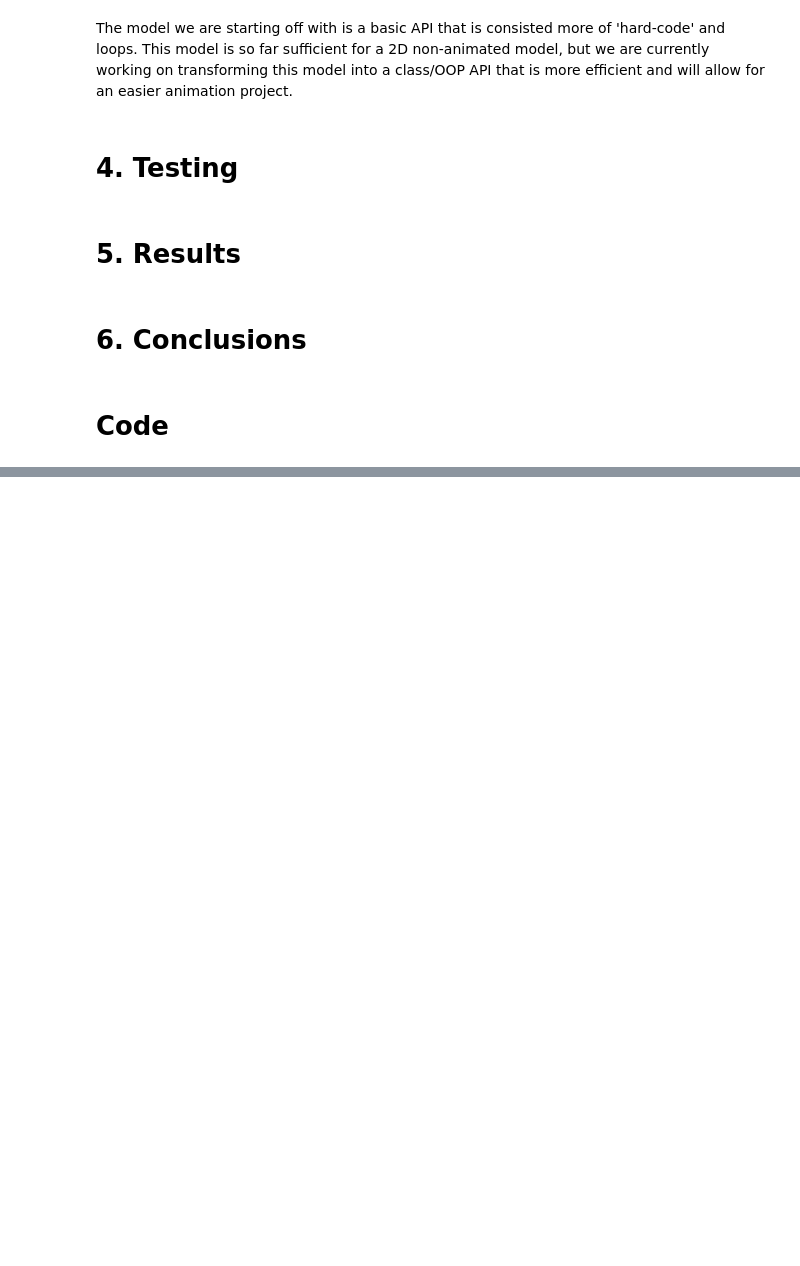
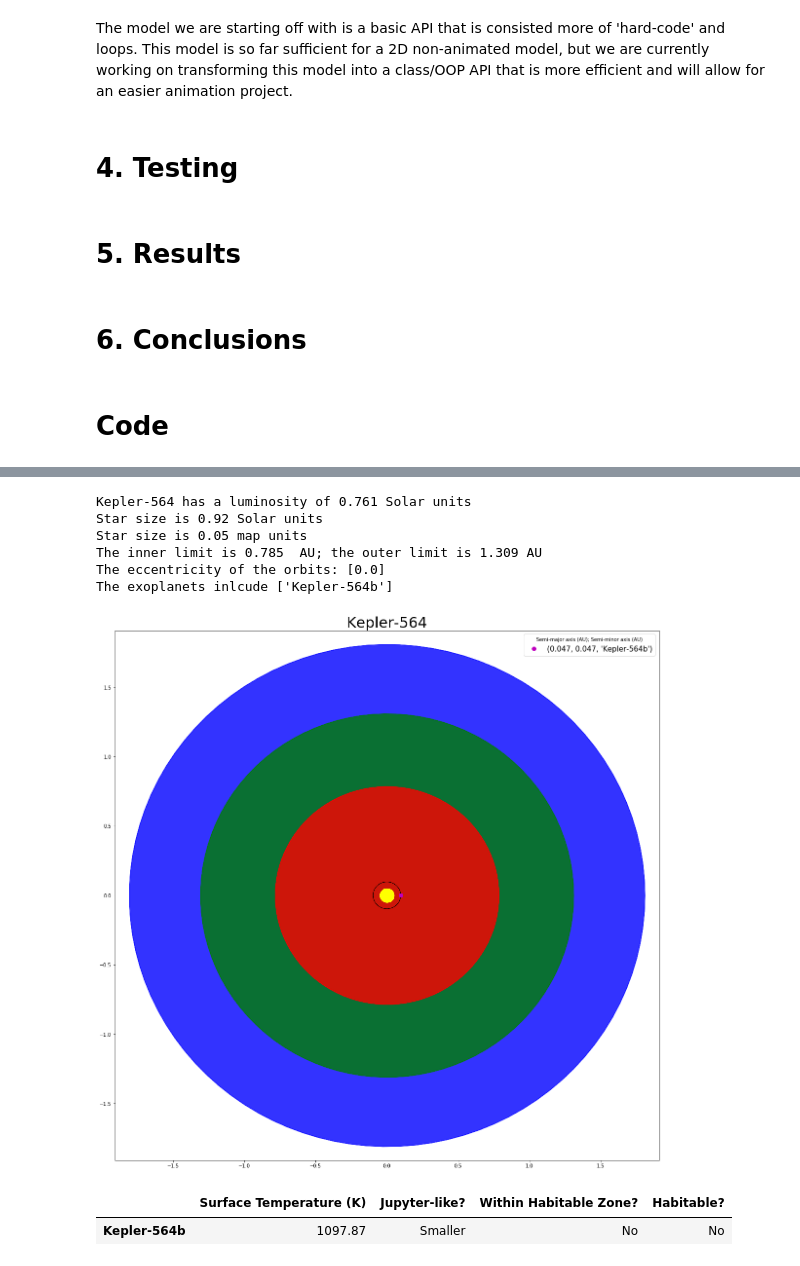
Before and after one commit to PranavNalamwar/CMSE202-Habitable_Zones, a Jupyter notebook: Project_Checkpoint.ipynb, the cells around one changed output, grey strips where cells are left out. Cells and saved outputs as stored; diff of their text form; code cells hidden in the pictures; blank space fills up the shorter version.

Commit message:
Committing the checkpoint with a working class that generates the zones

```diff
--- a/Project_Checkpoint.ipynb
+++ b/Project_Checkpoint.ipynb
@@ -334,0 +331,14 @@ The exoplanets inlcude ['NGTS-6b']
+# %%
+example = generator('Kepler-9')
+example.analysis()
+example.plotting()
+# %% [output]
+Kepler-564 has a luminosity of 0.761 Solar units
+Star size is 0.92 Solar units
+Star size is 0.05 map units
+The inner limit is 0.785  AU; the outer limit is 1.309 AU
+The eccentricity of the orbits: [0.0]
+The exoplanets inlcude ['Kepler-564b']
+[figure, added]
+|  | Surface Temperature (K) | Jupyter-like? | Within Habitable Zone? | Habitable? |
+| Kepler-564b | 1097.87 | Smaller | No | No |
```
Also changed, not shown: parts of 2 cells of this notebook, 1 other file.
